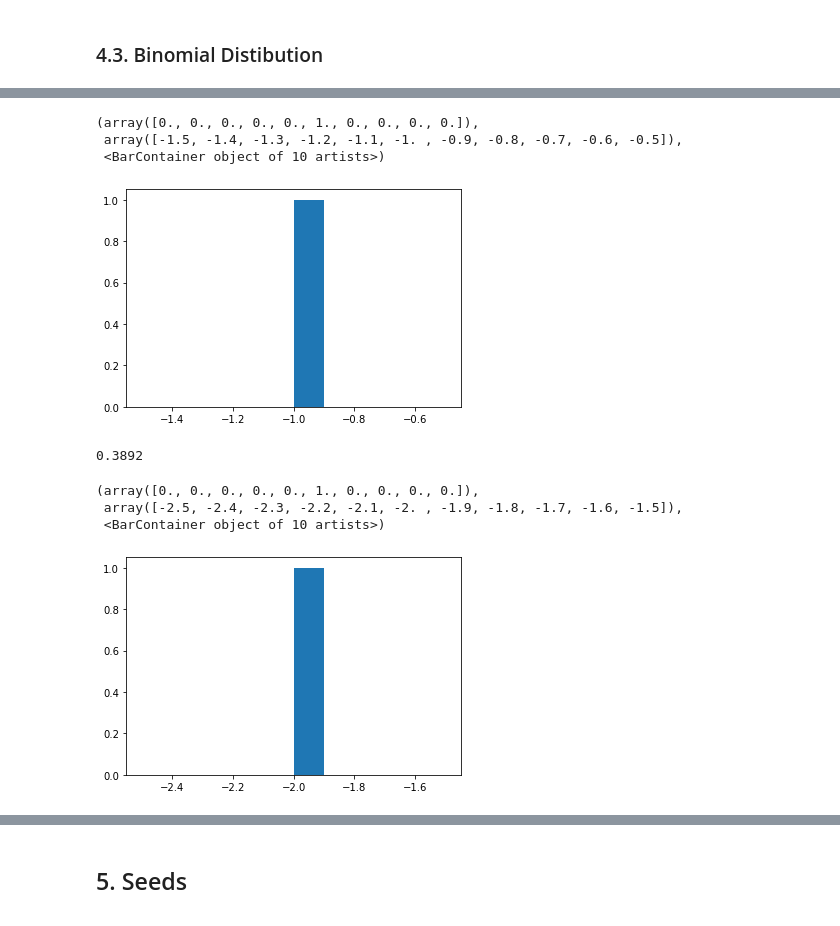
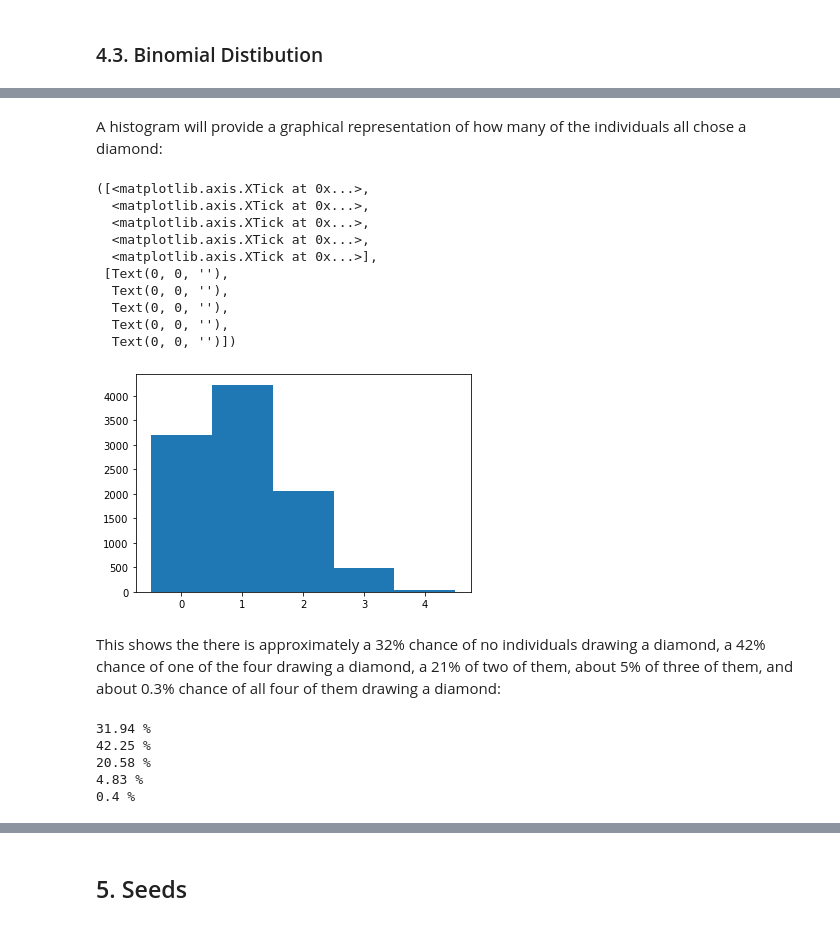
Before and after one commit to AndyWalker81/ProgrammingForDataAnalysis_Assessment, a Jupyter notebook: numpy-random.ipynb, the cells around one changed output, grey strips where cells are left out. Cells and saved outputs as stored; diff of their text form; code cells hidden in the pictures.

```diff
--- a/numpy-random.ipynb
+++ b/numpy-random.ipynb
@@ -885,20 +907,39 @@ plt.hist(s)
+# %%
+s = rng.binomial(4,0.25,10000)
+# %% [markdown]
+A histogram will provide a graphical representation of how many of the individuals all chose a diamond:
+# %%
+bins = np.arange(6) - 0.5
+plt.hist(s, bins)
+plt.xticks(range(5))
+# %% [output]
+([<matplotlib.axis.XTick at 0x...>,
+  <matplotlib.axis.XTick at 0x...>,
+  <matplotlib.axis.XTick at 0x...>,
+  <matplotlib.axis.XTick at 0x...>,
+  <matplotlib.axis.XTick at 0x...>],
+ [Text(0, 0, ''),
+  Text(0, 0, ''),
+  Text(0, 0, ''),
+  Text(0, 0, ''),
+  Text(0, 0, '')])
+[figure, added]
+# %% [markdown]
+This shows the there is approximately a 32% chance of no individuals drawing a diamond, a 42% chance of one of the four drawing a diamond, a 21% of two of them, about 5% of three of them, and about 0.3% chance of all four of them drawing a diamond:
 # %%
-a = sum(rng.binomial(10, 0.5, 10000) == 0)/10000
+a = sum(s == 0)/100
+b = sum(s == 1)/100
+c = sum(s == 2)/100
+d = sum(s == 3)/100
+e = sum(s == 4)/100
+print((a),'%')
+print((b),'%')
+print((c),'%')
+print((d),'%')
+print((e),'%')
+# %% [output]
+31.94 %
+42.25 %
+20.58 %
+4.83 %
+0.4 %
-# %%
-plt.hist(a)
-# %% [output]
-(array([0., 0., 0., 0., 0., 1., 0., 0., 0., 0.]),
- array([-1.5, -1.4, -1.3, -1.2, -1.1, -1. , -0.9, -0.8, -0.7, -0.6, -0.5]),
- <BarContainer object of 10 artists>)
-[figure, removed]
-# %%
-b = sum(rng.binomial(9, 0.1, 20000) == 0)/20000.
-# %% [output]
-0.3892
-# %%
-plt.hist(b)
-# %% [output]
-(array([0., 0., 0., 0., 0., 1., 0., 0., 0., 0.]),
- array([-2.5, -2.4, -2.3, -2.2, -2.1, -2. , -1.9, -1.8, -1.7, -1.6, -1.5]),
- <BarContainer object of 10 artists>)
-[figure, removed]
```
Also changed, not shown: parts of 68 cells of this notebook.
